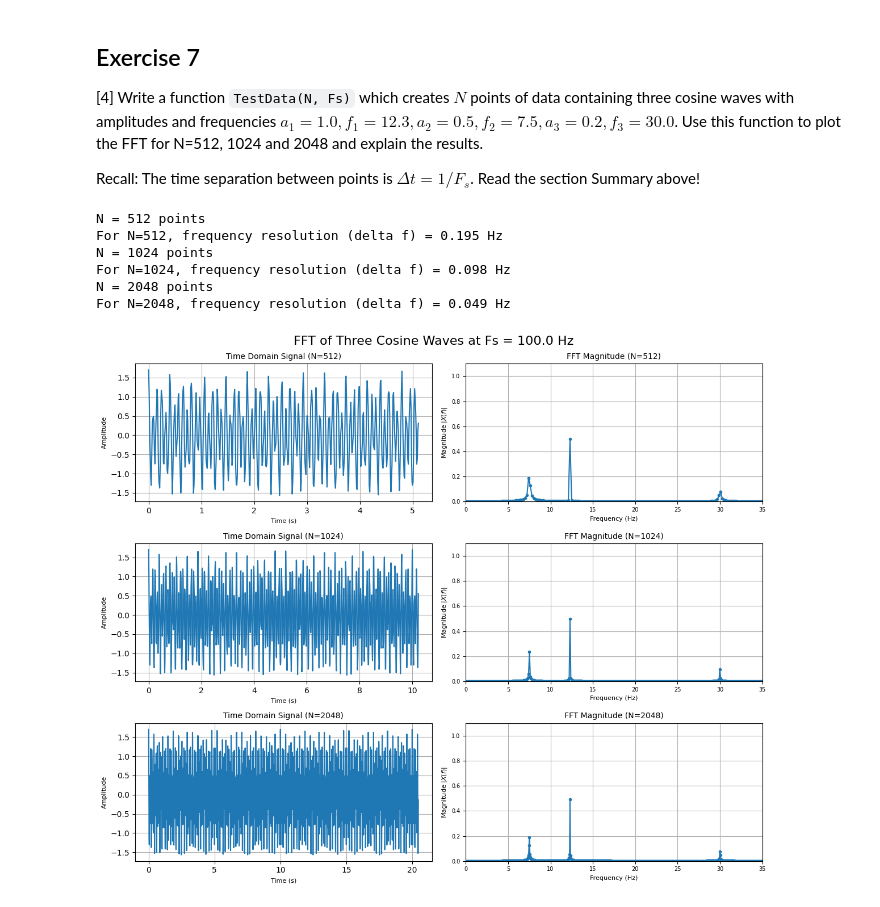
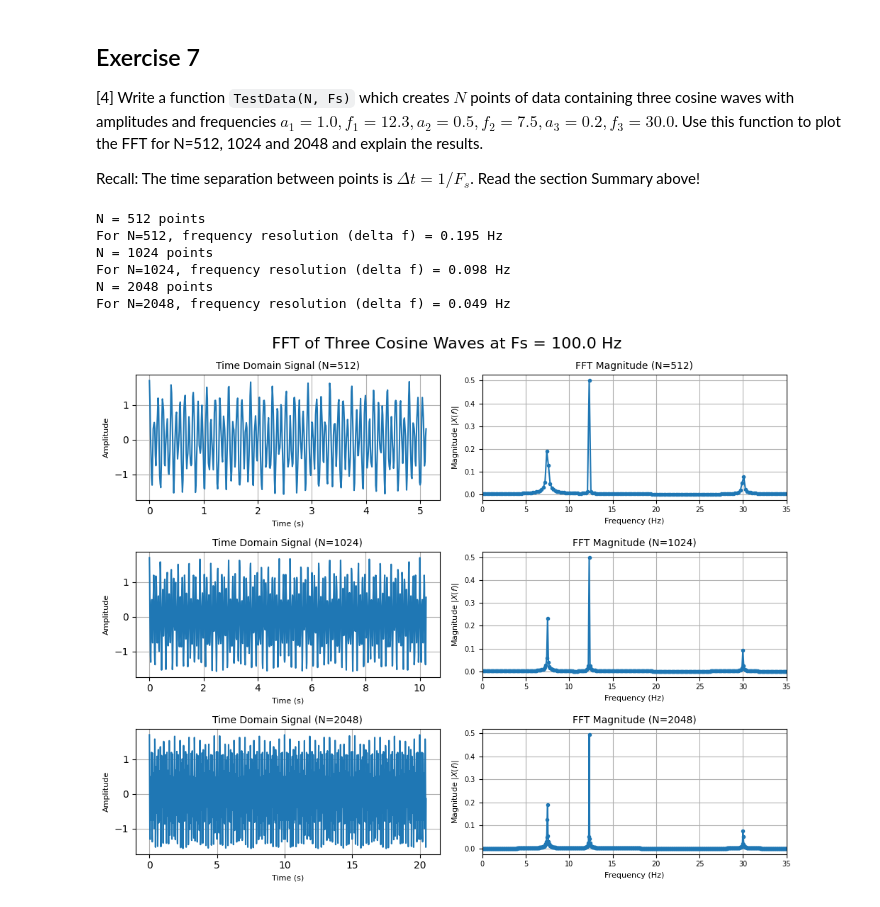
Before and after one commit to PX2145-2025/week-10-b-Lalsodagar-Adi, a Jupyter notebook: FFT_Adi_Lalsodagar.ipynb, the cells around one changed output. Cells and saved outputs as stored; diff of their text form; code cells hidden in the pictures.

```diff
--- a/FFT_Adi_Lalsodagar.ipynb
+++ b/FFT_Adi_Lalsodagar.ipynb
@@ -654,7 +654,7 @@ common_Fs = 100.0 # Hz
 
 N_values_exercise7 = [512, 1024, 2048]
 
-plt.figure(figsize=(12, 10))
+plt.figure(figsize=(10, 8))
 plt.suptitle(f'FFT of Three Cosine Waves at Fs = {common_Fs} Hz', fontsize=16)
 
 for i, N_val in enumerate(N_values_exercise7):
@@ -668,32 +668,31 @@ for i, N_val in enumerate(N_values_exercise7):
     plt.plot(t, x_data)
     plt.title(f'Time Domain Signal (N={N_val})', fontsize=10)
     plt.xlabel('Time (s)', fontsize=8)
     plt.ylabel('Amplitude', fontsize=8)
     plt.grid()
 
     # Calculate and plot the FFT
     frq_ex7, X_spectrum_ex7 = Spectrum1(x_data, common_Fs)
 
     plt.subplot(len(N_values_exercise7), 2, 2*i + 2)
     plt.plot(frq_ex7, np.abs(X_spectrum_ex7), 'o-', markersize=3)
     plt.title(f'FFT Magnitude (N={N_val})', fontsize=10)
     plt.xlabel('Frequency (Hz)', fontsize=8)
     plt.ylabel('Magnitude $|X(f)|$', fontsize=8)
     plt.grid()
     plt.xlim(0, 35) # Focus on frequencies where signals are present
-    plt.ylim(0, 1.1) # Max amplitude is 1.0
     plt.xticks(fontsize=7)
     plt.yticks(fontsize=7)
 
     print(f"For N={N_val}, frequency resolution (delta f) = {common_Fs / N_val:.3f} Hz")
 
 plt.tight_layout() # Adjust layout to prevent overlap
 plt.show()
 # %% [output]
 N = 512 points
 For N=512, frequency resolution (delta f) = 0.195 Hz
 N = 1024 points
 For N=1024, frequency resolution (delta f) = 0.098 Hz
 N = 2048 points
 For N=2048, frequency resolution (delta f) = 0.049 Hz
-[figure, old version]
+[figure, new version]
```
